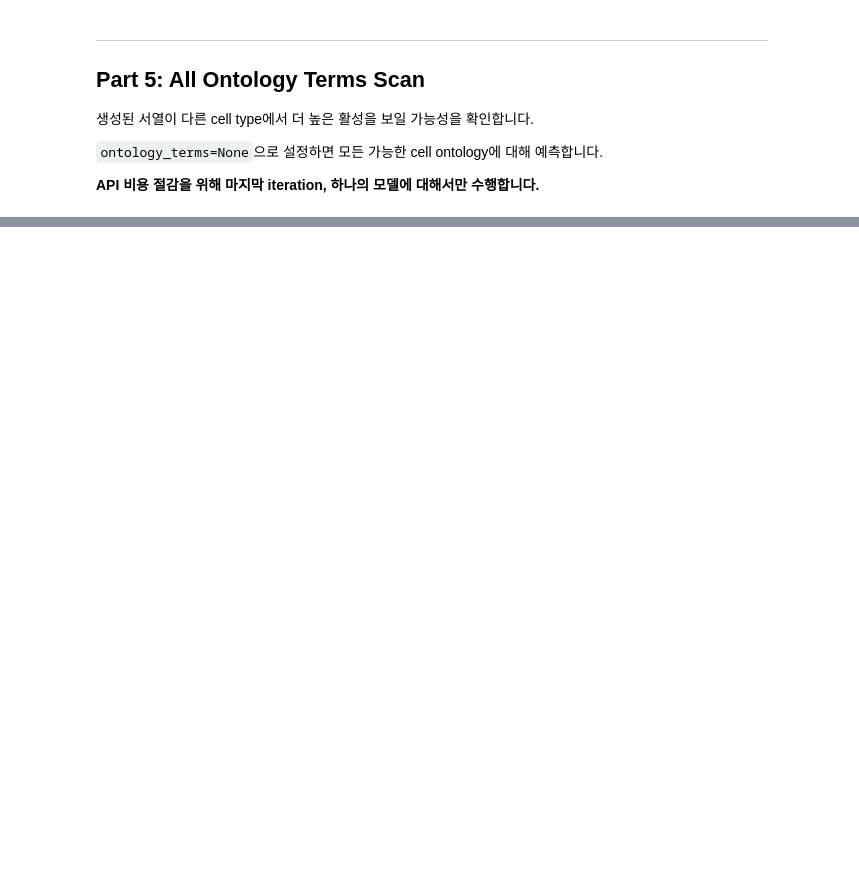
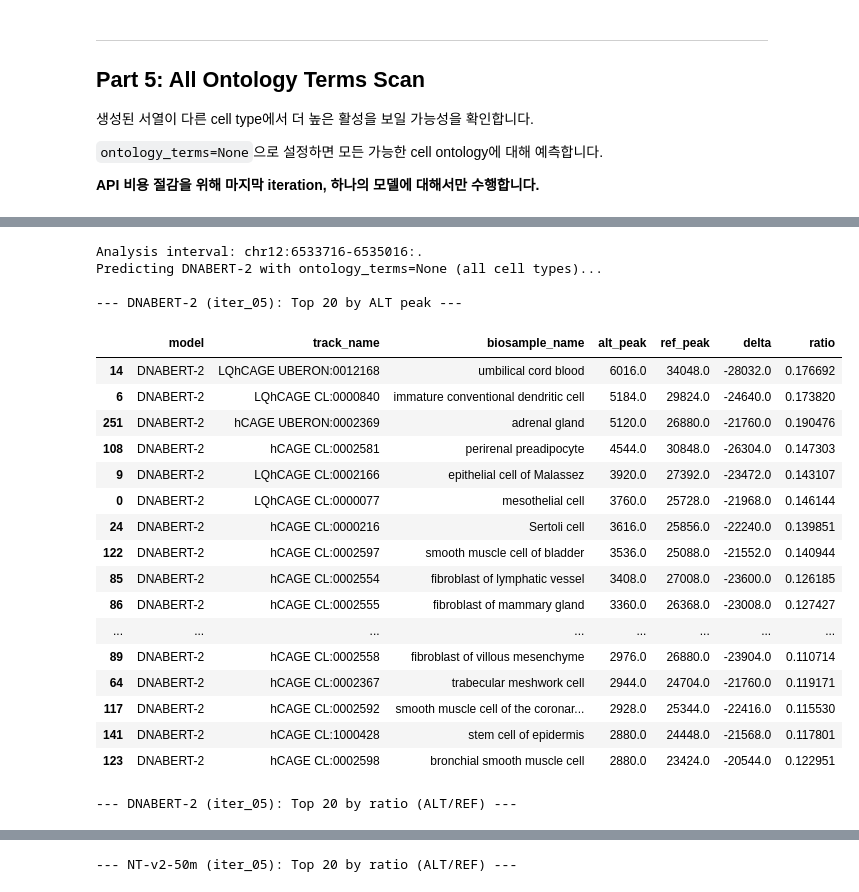
Before and after one commit to leemnj/iterative-dna-reconstruction, a Jupyter notebook: 03_dna-fm-to-alphagenome/regulator-to-alphagenome/generate-and-evaluate-promoter.ipynb, the cells around one changed output, grey strips where cells are left out. Saved outputs shown, nothing was run; the diff lists cells and outputs as text; code cells hidden in the pictures; blank space fills up the shorter version.

```diff
--- a/03_dna-fm-to-alphagenome/regulator-to-alphagenome/generate-and-evaluate-promoter.ipynb
+++ b/03_dna-fm-to-alphagenome/regulator-to-alphagenome/generate-and-evaluate-promoter.ipynb
@@ -50,6 +50,7 @@ MODEL_CONFIGS = {
 REQUESTED_OUTPUT_TYPES = {'CAGE', 'PROCAP', 'RNA_SEQ'}  # 수정 가능
 ONTOLOGY_TERMS = ['EFO:0002067', 'CL:0000765']          # None = 모든 ontology
 EVAL_ITERATIONS = [0, 5, 10, 15, 20]                     # 평가할 iteration 목록
+PROMOTER_PADDING = 500                                    # Part 5 분석용 padding (bp)
 
 # ── Data Paths ───────────────────────────────────────────────────
 DATA_DIR = Path('../../data')
@@ -470,20 +486,92 @@ print(f'Scanning: models={SCAN_MODELS}, iteration=iter_{SCAN_ITERATION:02d}')
 # %%
 scan_requested = {dna_client.OutputType.CAGE}
-scan_outputs_by_model = {}
+
+# Promoter 영역 + padding으로 분석 범위 제한
+promoter_analysis_interval = genome.Interval(
+    chrom,
+    variant_position - PROMOTER_PADDING,
+    variant_position + PROMO_LENGTH + PROMOTER_PADDING,
+)
+print(f'Analysis interval: {promoter_analysis_interval}')
+
+all_scan_dfs = []
 
 for scan_model in SCAN_MODELS:
     scan_seq = oriented_seqs_by_model[scan_model][f'iter_{SCAN_ITERATION:02d}']
     scan_variant = genome.Variant(
         chrom, variant_position, seq_original, scan_seq,
     )
 
     print(f'Predicting {scan_model} with ontology_terms=None (all cell types)...')
     scan_output = dna_model.predict_variant(
         interval=interval,
         variant=scan_variant,
         requested_outputs=scan_requested,
         ontology_terms=None,
     )
-    scan_outputs_by_model[scan_model] = scan_output
 
-print('All done.')
+    # ── Extract metrics (promoter region only) ───────────────────
+    alt_cage = scan_output.alternate.cage.filter_to_positive_strand()
+    ref_cage = scan_output.reference.cage.filter_to_positive_strand()
+    alt_cage = alt_cage.slice_by_interval(promoter_analysis_interval)
+    ref_cage = ref_cage.slice_by_interval(promoter_analysis_interval)
+    metadata = alt_cage.metadata
+
+    rows = []
+    for track_idx in range(alt_cage.num_tracks):
+        alt_peak = float(np.max(alt_cage.values[:, track_idx]))
+        ref_peak = float(np.max(ref_cage.values[:, track_idx]))
+        track_meta = metadata.iloc[track_idx]
+        rows.append({
+            'model': scan_model,
+            'track_name': track_meta.get('name', f'track_{track_idx}'),
+            'biosample_name': track_meta.get('biosample_name', 'unknown'),
+            'alt_peak': alt_peak,
+            'ref_peak': ref_peak,
+            'delta': alt_peak - ref_peak,
+            'ratio': alt_peak / ref_peak if ref_peak > 0 else float('nan'),
+        })
+
+    scan_df = pd.DataFrame(rows)
+    all_scan_dfs.append(scan_df)
+
+    # ── Display per-model results ────────────────────────────────
+    top_by_peak = scan_df.sort_values('alt_peak', ascending=False).head(20)
+    top_by_ratio = scan_df.sort_values('ratio', ascending=False).head(20)
+
+    print(f'\n--- {scan_model} (iter_{SCAN_ITERATION:02d}): Top 20 by ALT peak ---')
+    display(top_by_peak)
+    print(f'\n--- {scan_model} (iter_{SCAN_ITERATION:02d}): Top 20 by ratio (ALT/REF) ---')
+    display(top_by_ratio)
+
+    # ── Free memory ──────────────────────────────────────────────
+    del scan_output, alt_cage, ref_cage, scan_variant
+    gc.collect()
+    print(f'  ✓ {scan_model} done, memory released\n')
+
+# Combine all results
+all_scan_df = pd.concat(all_scan_dfs, ignore_index=True)
+print(f'Total scan results: {len(all_scan_df)} rows across {len(SCAN_MODELS)} models')
+# %% [output]
+Analysis interval: chr12:6533716-6535016:.
+Predicting DNABERT-2 with ontology_terms=None (all cell types)...
+
+--- DNABERT-2 (iter_05): Top 20 by ALT peak ---
+|  | model | track_name | biosample_name | alt_peak | ref_peak | delta | ratio |
+| 14 | DNABERT-2 | LQhCAGE UBERON:0012168 | umbilical cord blood | 6016.0 | 34048.0 | -28032.0 | 0.176692 |
+| 6 | DNABERT-2 | LQhCAGE CL:0000840 | immature conventional dendritic cell | 5184.0 | 29824.0 | -24640.0 | 0.173820 |
+| 251 | DNABERT-2 | hCAGE UBERON:0002369 | adrenal gland | 5120.0 | 26880.0 | -21760.0 | 0.190476 |
+| 108 | DNABERT-2 | hCAGE CL:0002581 | perirenal preadipocyte | 4544.0 | 30848.0 | -26304.0 | 0.147303 |
+| 9 | DNABERT-2 | LQhCAGE CL:0002166 | epithelial cell of Malassez | 3920.0 | 27392.0 | -23472.0 | 0.143107 |
+| 0 | DNABERT-2 | LQhCAGE CL:0000077 | mesothelial cell | 3760.0 | 25728.0 | -21968.0 | 0.146144 |
+| 24 | DNABERT-2 | hCAGE CL:0000216 | Sertoli cell | 3616.0 | 25856.0 | -22240.0 | 0.139851 |
+| 122 | DNABERT-2 | hCAGE CL:0002597 | smooth muscle cell of bladder | 3536.0 | 25088.0 | -21552.0 | 0.140944 |
+| 85 | DNABERT-2 | hCAGE CL:0002554 | fibroblast of lymphatic vessel | 3408.0 | 27008.0 | -23600.0 | 0.126185 |
+| 86 | DNABERT-2 | hCAGE CL:0002555 | fibroblast of mammary gland | 3360.0 | 26368.0 | -23008.0 | 0.127427 |
+| ... | ... | ... | ... | ... | ... | ... | ... |
+| 89 | DNABERT-2 | hCAGE CL:0002558 | fibroblast of villous mesenchyme | 2976.0 | 26880.0 | -23904.0 | 0.110714 |
+| 64 | DNABERT-2 | hCAGE CL:0002367 | trabecular meshwork cell | 2944.0 | 24704.0 | -21760.0 | 0.119171 |
+| 117 | DNABERT-2 | hCAGE CL:0002592 | smooth muscle cell of the coronar... | 2928.0 | 25344.0 | -22416.0 | 0.115530 |
+| 141 | DNABERT-2 | hCAGE CL:1000428 | stem cell of epidermis | 2880.0 | 24448.0 | -21568.0 | 0.117801 |
+| 123 | DNABERT-2 | hCAGE CL:0002598 | bronchial smooth muscle cell | 2880.0 | 23424.0 | -20544.0 | 0.122951 |
+--- DNABERT-2 (iter_05): Top 20 by ratio (ALT/REF) ---
@@ -489,0 +617 @@ print('All done.')
+--- NT-v2-50m (iter_05): Top 20 by ratio (ALT/REF) ---
```
Also changed, not shown: parts of 8 cells of this notebook, 42 other files.
